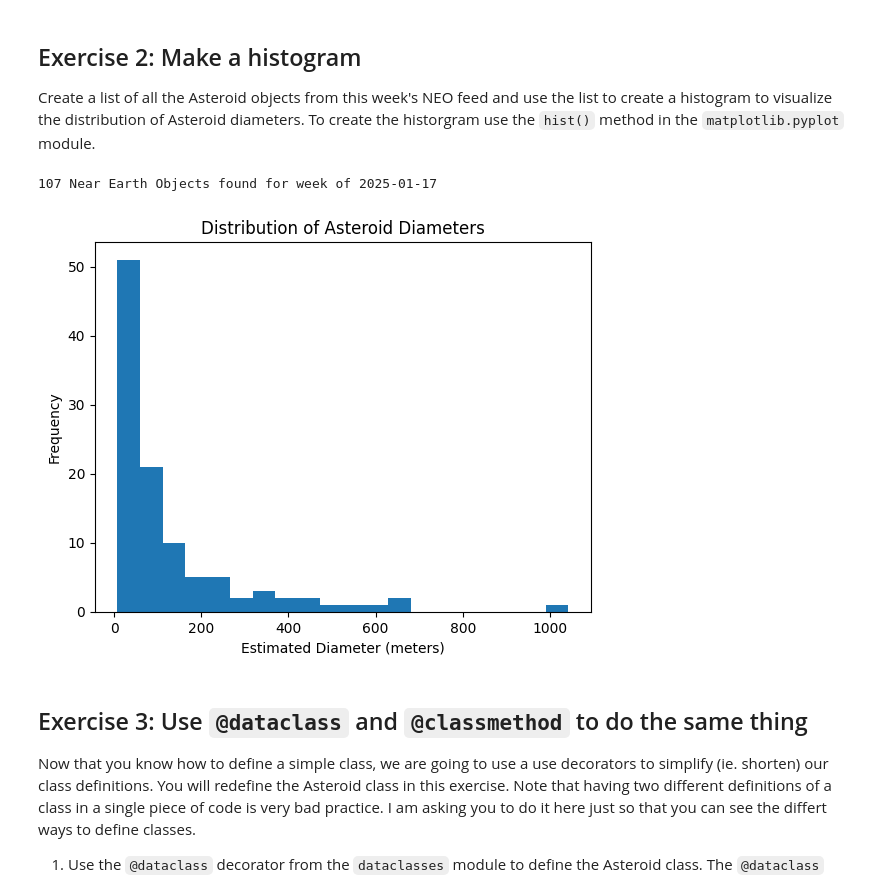
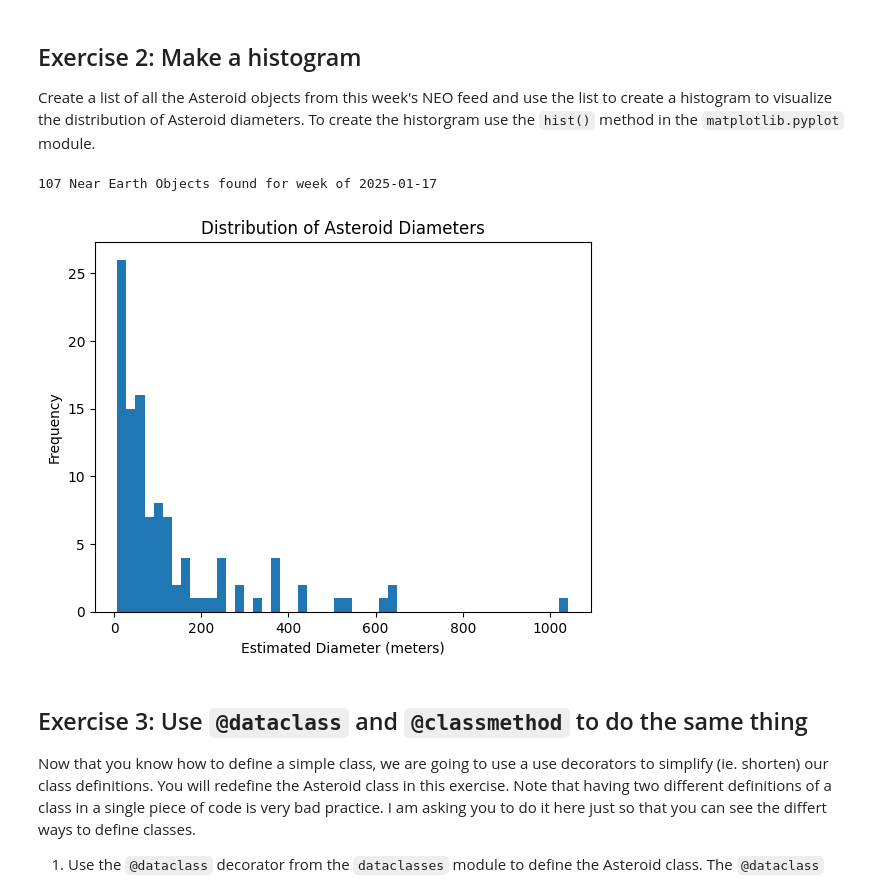
Before and after one commit to CodeChef-1/comp215, a Jupyter notebook: labs/lab03-classes.ipynb, the cells around one changed output. Cells and saved outputs as stored; diff of their text form; code cells hidden in the pictures.

```diff
--- a/labs/lab03-classes.ipynb
+++ b/labs/lab03-classes.ipynb
@@ -127,36 +127,36 @@ Create a list of all the Asteroid objects from this week's NEO feed and use the
 from datetime import timedelta
 
 def create_asteroid_objects(neos_data):
 
     asteroids = []
 
     for neo in neos_data:
         diameter = neo['estimated_diameter']['meters']['estimated_diameter_max']
         asteroid = Asteroid(
             name=neo['name'],
             id=neo['id'],
             estimated_diameter=diameter,
             is_potentially_hazardous=neo['is_potentially_hazardous_asteroid']
-        )
+        ) #gemini reformatted this part to look better since i asked it to correct a mistake, i missed a comma inside it before corrections
         asteroids.append(asteroid)
     return asteroids
 
 def create_histogram(asteroids):
     diameters = [asteroid.estimated_diameter for asteroid in asteroids]
-    plt.hist(diameters, bins=20)
+    plt.hist(diameters, bins=50)
     plt.xlabel('Estimated Diameter (meters)')
     plt.ylabel('Frequency')
     plt.title('Distribution of Asteroid Diameters')
     plt.show()
 
 today = datetime.date.today()
 start_date = today - datetime.timedelta(days=7)
 neos_data = get_neos(start_date)
 asteroids = create_asteroid_objects(neos_data)
 create_histogram(asteroids)
 # %% [output]
 107 Near Earth Objects found for week of 2025-01-17
-[figure, old version]
+[figure, new version]
 # %% [markdown]
 ## Exercise 3: Use `@dataclass` and `@classmethod` to do the same thing
 
```
Also changed, not shown: parts of 2 cells of this notebook.
